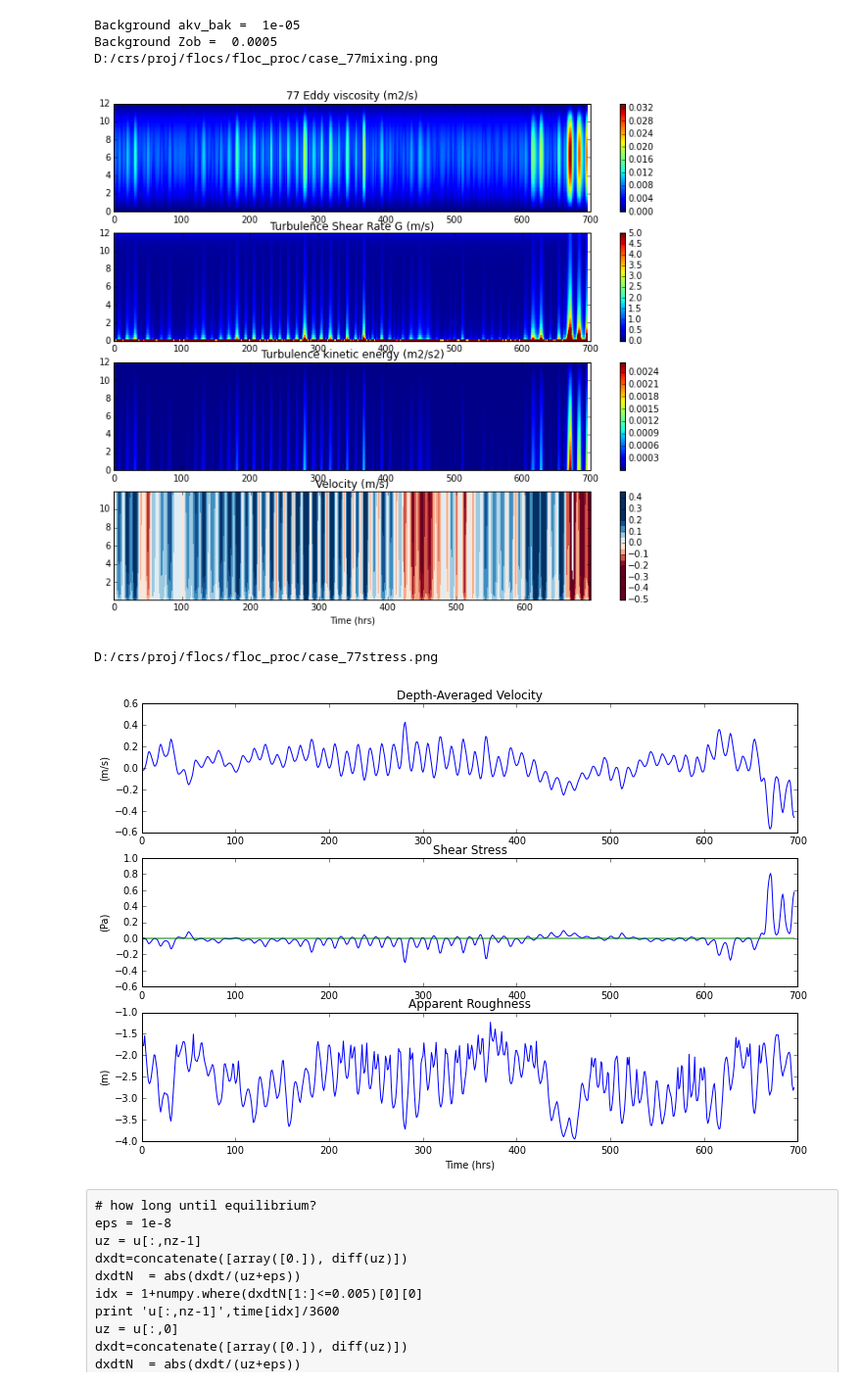
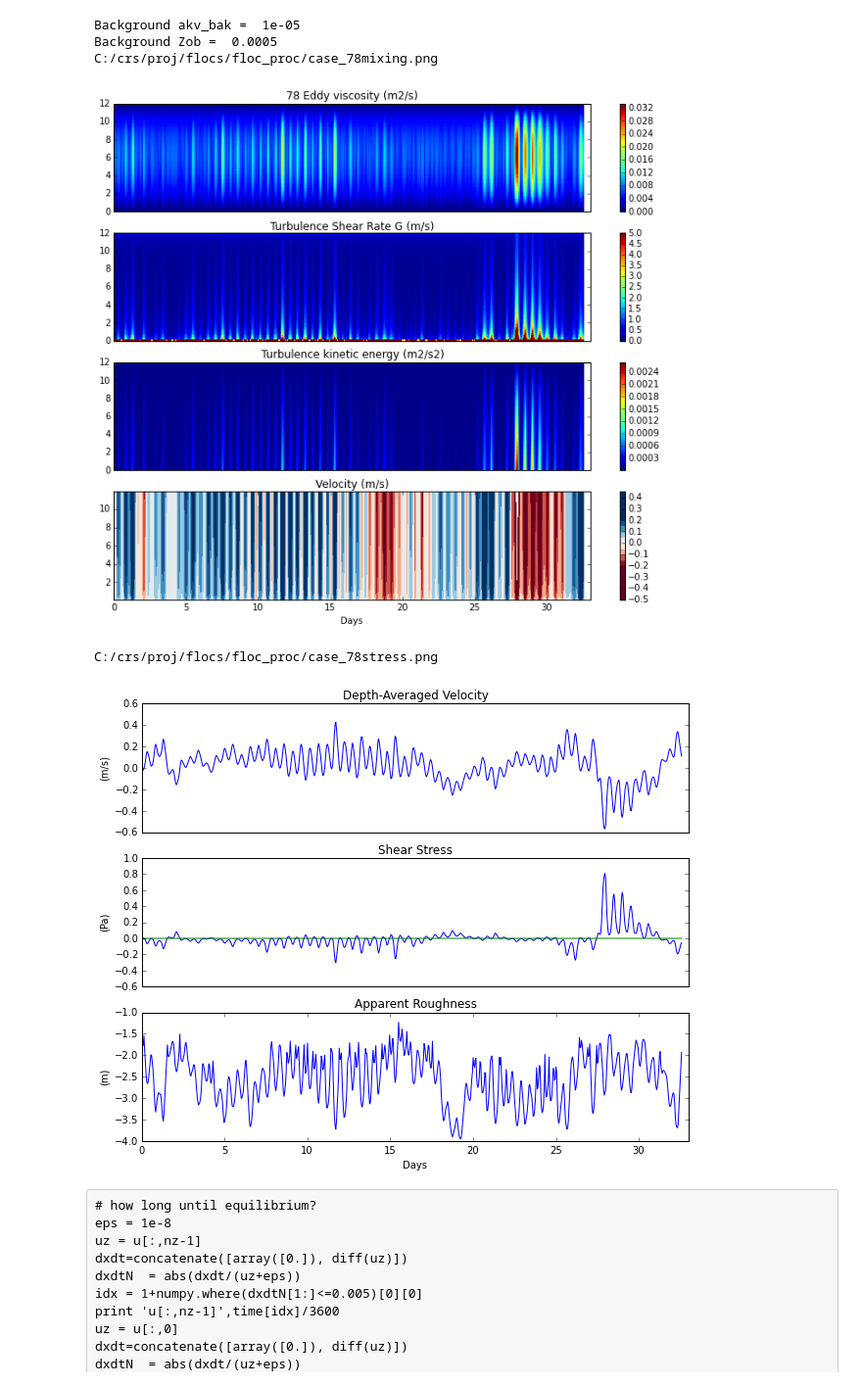
Before and after one commit to csherwood-usgs/floc_proc, a Jupyter notebook: plot_flocs.ipynb, the cells around one changed output. Shown: that part at 98% size. Cells and saved outputs as stored; diff of their text form; code cells hidden in the pictures.

```diff
--- a/plot_flocs.ipynb
+++ b/plot_flocs.ipynb
@@ -33,8 +33,8 @@ else :
 
 ########################
 # run name
-# maybe plot results from several runs
-flist = ['77']
+# maybe plotresults from several runs
+flist = ['78']
 run_name = flist[0]
 ########################
 
@@ -243,6 +256,7 @@ print "shape(mconc) ",shape(mconc)
 cmap = plt.get_cmap('PiYG')
 cmap = plt.get_cmap('RdGy')
 
+tax = [0. ,33.]
 fig = plt.figure(figsize=(12,10))
 ax=fig.add_subplot(3,1,1)
 
@@ -251,6 +265,8 @@ cmap = plt.get_cmap('binary')
 cmap = plt.get_cmap('PuRd')
 cmap = plt.get_cmap('Reds')
 pcolormesh(t2d/(24.*3600.),z2d,sum(mud,2),cmap=cmap,vmin=0.,vmax=0.2)
+ax.get_xaxis().set_ticks([])
+plt.xlim(tax)
 plt.title('Run '+run_name+' Concentration (kg/m2)')
 plt.colorbar()
 
@@ -259,14 +275,17 @@ cmap = plt.get_cmap('Paired')
 cmap = plt.get_cmap('RdGy')
 cmap = plt.get_cmap('PuOr')
 cmap = plt.get_cmap('gist_earth')
-pcolormesh(t2d/(24.*3600.),z2d,fdiam_av,cmap=cmap,vmin=20,vmax=850)
+pcolormesh(t2d/(24.*3600.),z2d,fdiam_av,cmap=cmap,vmin=20,vmax=1000)
+plt.xlim(tax)
 plt.ylabel('Elevation (m)')
+ax.get_xaxis().set_ticks([])
 plt.title('Average diameter (mm)')
 plt.colorbar()
 
 ax=fig.add_subplot(3,1,3)
 cmap = plt.get_cmap('RdGy')
-pcolormesh(t2d/(24.*3600.),z2d,ws_av,cmap=cmap,vmin=0.1,vmax=1)
+pcolormesh(t2d/(24.*3600.),z2d,ws_av,cmap=cmap,vmin=0.1,vmax=5)
+plt.xlim(tax)
 plt.colorbar()
 plt.xlabel('Days')
 plt.title('Average settling velocity (mm/s)')
@@ -457,7 +491,9 @@ ubar = nc.variables['ubar'][:, 3, 4]
 
 fig = plt.figure(figsize=(12,10))
 ax=fig.add_subplot(4,1,1)
-pcolormesh(tw2d/3600.,zw2d,(akv+akv_bak))
+pcolormesh(tw2d/(3600.*24.),zw2d,(akv+akv_bak))
+plt.xlim(tax)
+ax.get_xaxis().set_ticks([])
 plt.title(run_name+' Eddy viscosity (m2/s)')
 plt.colorbar()
 
@@ -465,12 +501,16 @@ ax=fig.add_subplot(4,1,2)
 #pcolormesh(tw2d/3600.,zw2d,log10(diss+1.e-8))
 #plt.colorbar()
 #plt.title('log10[ Dissipation rate (m2/s3) ]')
-pcolormesh(tw2d/3600.,zw2d,Gval,vmin=0.,vmax=5.)
+pcolormesh(tw2d/(3600.*24.),zw2d,Gval,vmin=0.,vmax=5.)
+plt.xlim(tax)
+ax.get_xaxis().set_ticks([])
 plt.colorbar()
 plt.title('Turbulence Shear Rate G (m/s)')
 
 ax=fig.add_subplot(4,1,3)
-pcolormesh(tw2d/3600.,zw2d,(tke))
+pcolormesh(tw2d/(3600.*24.),zw2d,(tke))
+plt.xlim(tax)
+ax.get_xaxis().set_ticks([])
 plt.title('Turbulence kinetic energy (m2/s2)')
 plt.colorbar()
 
@@ -480,9 +520,10 @@ cmap = plt.get_cmap('RdBu')
 #pcolormesh(t2d/3600.,z2d,abs(u),cmap=cmap)
 #plt.colorbar()
 V = arange(-.5,.5,0.05)
-plt.contourf(t2d/3600.,z2d,u,V,cmap=cmap,vmin=-.20,vmax=.20)
+plt.contourf(t2d/(3600.*24.),z2d,u,V,cmap=cmap,vmin=-.20,vmax=.20)
+plt.xlim(tax)
 plt.colorbar()
-plt.xlabel('Time (hrs)')
+plt.xlabel('Days')
 plt.title('Velocity (m/s)')
 fig_name = proj_dir+case_dir+'case_'+run_name+'mixing.png'
 print fig_name
@@ -490,31 +531,38 @@ plt.savefig(fig_name)
 # %% [output]
 Background akv_bak =  1e-05
 Background Zob =  0.0005
-D:/crs/proj/flocs/floc_proc/case_77mixing.png
+C:/crs/proj/flocs/floc_proc/case_78mixing.png
-[figure, old version]
+[figure, new version]
 # %%
-fig = plt.figure(figsize=(12,8))
+fig = plt.figure(figsize=(10,8))
 ax=fig.add_subplot(3,1,1)
-plot(time/3600.,ubar)
+plot(time/(3600.*24.),ubar)
+ax.get_xaxis().set_ticks([])
+plt.xlim(tax)
 plt.title('Depth-Averaged Velocity')
 plt.ylabel('(m/s)')
+
 ax=fig.add_subplot(3,1,2)
-plot(time/3600.,bustr)
-plot(time/3600.,bustrcwmax)
+plot(time/(3600.*24.),bustr)
+plot(time/(3600.*24.),bustrcwmax)
+ax.get_xaxis().set_ticks([])
+plt.xlim(tax)
+
 plt.title('Shear Stress')
 plt.ylabel('(Pa)')
 ax=fig.add_subplot(3,1,3)
-plot(time/3600.,log10(zoa))
+plot(time/(3600.*24.),log10(zoa))
+plt.xlim(tax)
 plt.title('Apparent Roughness')
 plt.ylabel('(m)')
-plt.xlabel('Time (hrs)')
+plt.xlabel('Days')
 
 fig_name = proj_dir+case_dir+'case_'+run_name+'stress.png'
 print fig_name
 plt.savefig(fig_name)
 # %% [output]
-D:/crs/proj/flocs/floc_proc/case_77stress.png
+C:/crs/proj/flocs/floc_proc/case_78stress.png
-[figure, old version]
+[figure, new version]
 # %% [raw]
 # how long until equilibrium?
 eps = 1e-8
```
Also changed, not shown: parts of 17 cells of this notebook.
